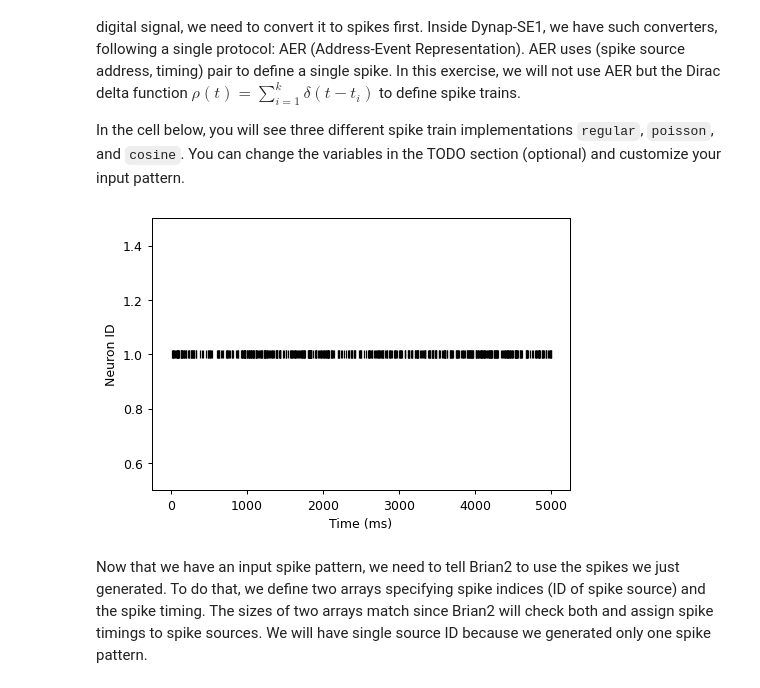
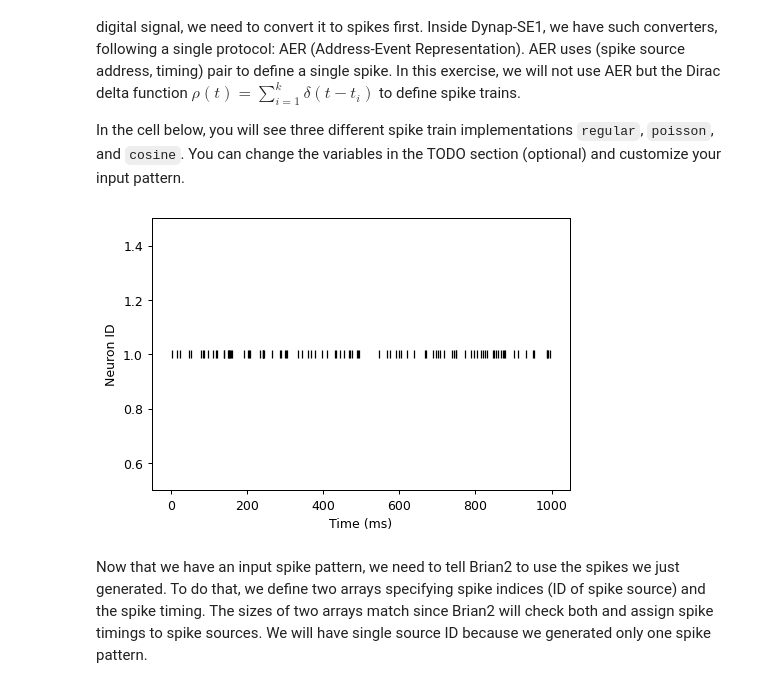
Before and after one commit to YigitDemirag/dynapse-simulator, a Jupyter notebook: part1.ipynb, the cells around one changed output. Drawn from its saved outputs; the diff is of its cells as text; code cells hidden in the pictures.

```diff
--- a/part1.ipynb
+++ b/part1.ipynb
@@ -97,8 +97,8 @@ In the cell below, you will see three different spike train implementations
 # Parameters
 input_type   = 'poisson' # 'regular', 'poisson' or 'cosine' (Default: poisson)
 pulse_start  = 0         # second - Start time of input (Default: 0)
-pulse_stop   = 5         # second - Stop time of input (Default: 5)
-inp_duration = 5         # second - Simulation duration (Default: 5)
+pulse_stop   = 1         # second - Stop time of input (Default: 5)
+inp_duration = 1         # second - Simulation duration (Default: 5)
 rate         = 100       # Hz or rad/sec - Spiking rate (Default: 80 Hz for regular, 100 Hz for poission, 2 rad/sec for cosine)
 ##################
 
@@ -106,34 +106,34 @@ if input_type == 'regular':
 
     spikes = np.zeros(inp_duration*1000)
     dt = int(1000/rate)
     spikes[pulse_start*1000:pulse_stop*1000:dt] = 1.0
 
 if input_type == 'poisson':
 
     prob = rate * 1e-3
     mask = np.random.rand(inp_duration*1000)
     spikes = np.zeros(inp_duration*1000)
     spikes[mask < prob] = 1.0
     spikes[:pulse_start*1000]=0
     spikes[pulse_stop*1000:]=0
 
 if input_type == 'cosine':
 
     spikes = np.zeros(inp_duration*1000)
     time = np.linspace(0, inp_duration, inp_duration*1000)
     co = np.cos(2 * np.pi * rate * time)
     mask = 20 * np.random.rand(inp_duration*1000)
     spikes[mask < co] = 1.0
     spikes[:pulse_start*1000]=0
     spikes[pulse_stop*1000:]=0
 
 plt.plot(spikes,'k|')
 plt.xlabel("Time (ms)")
 plt.ylabel("Neuron ID")
 plt.ylim(0.5, 1.5)
 plt.show()
 # %% [output]
-[figure, old version]
+[figure, new version]
 # %% [markdown]
 Now that we have an input spike pattern, we need to tell Brian2 to use the spikes we just generated. To do that, we define two arrays specifying spike indices (ID of spike source) and the spike timing. The sizes of two arrays match since Brian2 will check both and assign spike timings to spike sources. We will have single source ID because we generated only one spike pattern.
 # %%
```
Also changed, not shown: parts of 3 cells of this notebook, 3 other files.
